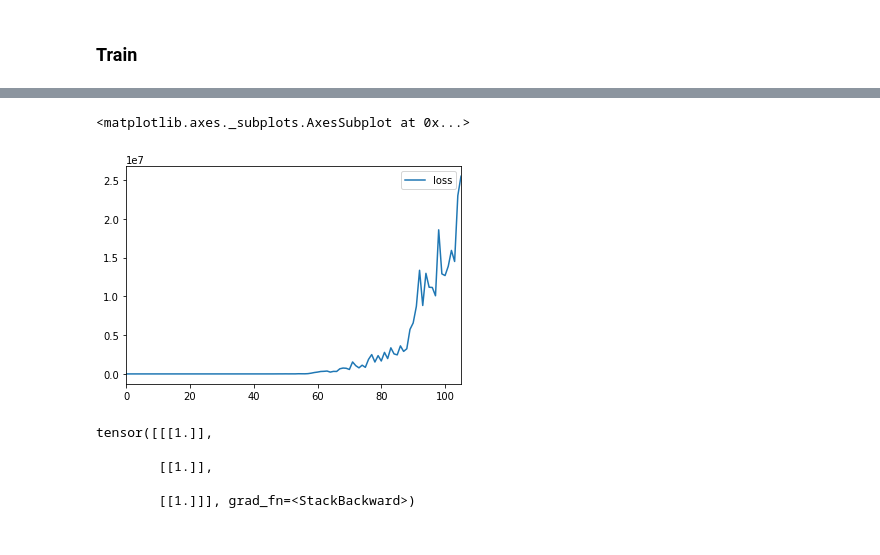
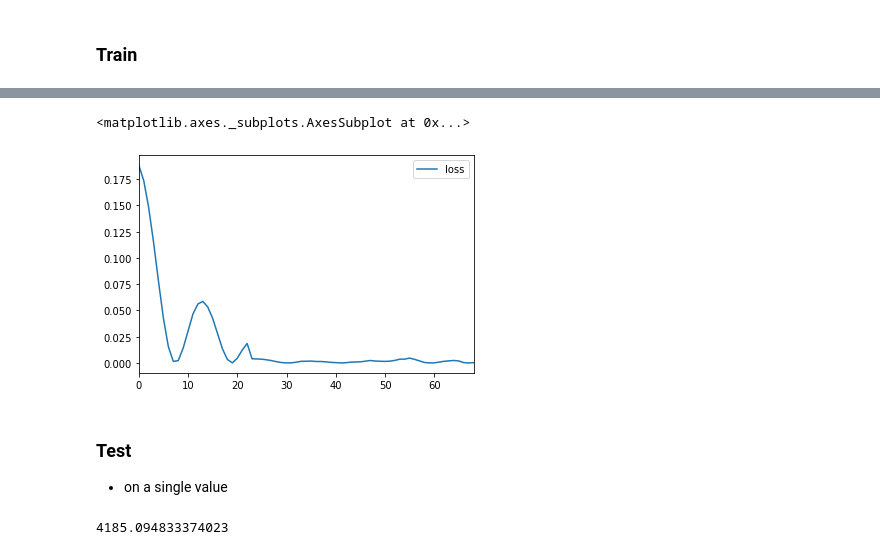
Before and after one commit to VICS-CORE/stats, a Jupyter notebook: 10_RNN.ipynb, the cells around one changed output, grey strips where cells are left out. Cells and saved outputs as stored; diff of their text form; code cells hidden in the pictures.

Commit message:
Loss started reducing with normalisation and using h(t) as output. However model has learnt to predict the same value everytime. :(

```diff
--- a/10_RNN.ipynb
+++ b/10_RNN.ipynb
@@ -45,7 +50,7 @@ df['confirmed'].max()
 # %% [markdown]
 ### Prep data
 # %%
-cnf = np.array(df.confirmed)
+cnf = np.array(df['confirmed'][37:].rolling(6, center=True, min_periods=1).mean()) / 10000
 # data to be prepped in the form of seq_len, batch, num_inputs. so 3, 1, 1
 dl = len(cnf) - 3 # dataset length
 ip = torch.tensor(np.array([cnf[:-3], cnf[1:-2], cnf[2:-1]]).reshape(dl, 3, 1, 1), dtype=torch.float32)
@@ -61,13 +66,16 @@ optimizer = top.Adam(model.parameters(), lr=0.1)
 ### Train
 # %%
 loss_vals = []
+pred_vals = []
 # h = torch.tensor(np.array([0]).reshape(1, 1, 1), dtype=torch.float32)
 for i in range(dl):
-    pred, _ = model(ip[i%dl])
+    _, pred = model(ip[i%dl])
     loss = loss_fn(pred, op[i%dl])
 
     loss_vals.append(loss.item())
-    print("Loss:", loss.item())
+    if i%10 == 0:
+        print("Iter:", i, "Loss:", loss.item(), "Out:", pred.item(), "Ex:", op[i%dl].item()*10000)
+#         print(model.state_dict())
 
     optimizer.zero_grad()
     loss.backward()
@@ -100,15 +98,15 @@ Loss: 25482304.0
 <matplotlib.axes._subplots.AxesSubplot at 0x...>
-[figure, old version]
+[figure, new version]
+# %% [markdown]
+### Test
+- on a single value
 # %%
-test_in = torch.tensor(
-    np.array([10, 20, 30]).reshape(3, 1, 1),
+test_in = np.array([1000, 2000, 3000]) / 10000
+t = torch.tensor(
+    test_in.reshape(3, 1, 1),
     dtype=torch.float32
 )
-out, _ = model(test_in)
-print(out)
+_, out = model(t)
+print(out.item() * 10000)
 # %% [output]
-tensor([[[1.]],
-
-        [[1.]],
-
-        [[1.]]], grad_fn=<StackBackward>)
+4185.094833374023
```
Also changed, not shown: parts of 6 cells of this notebook.
